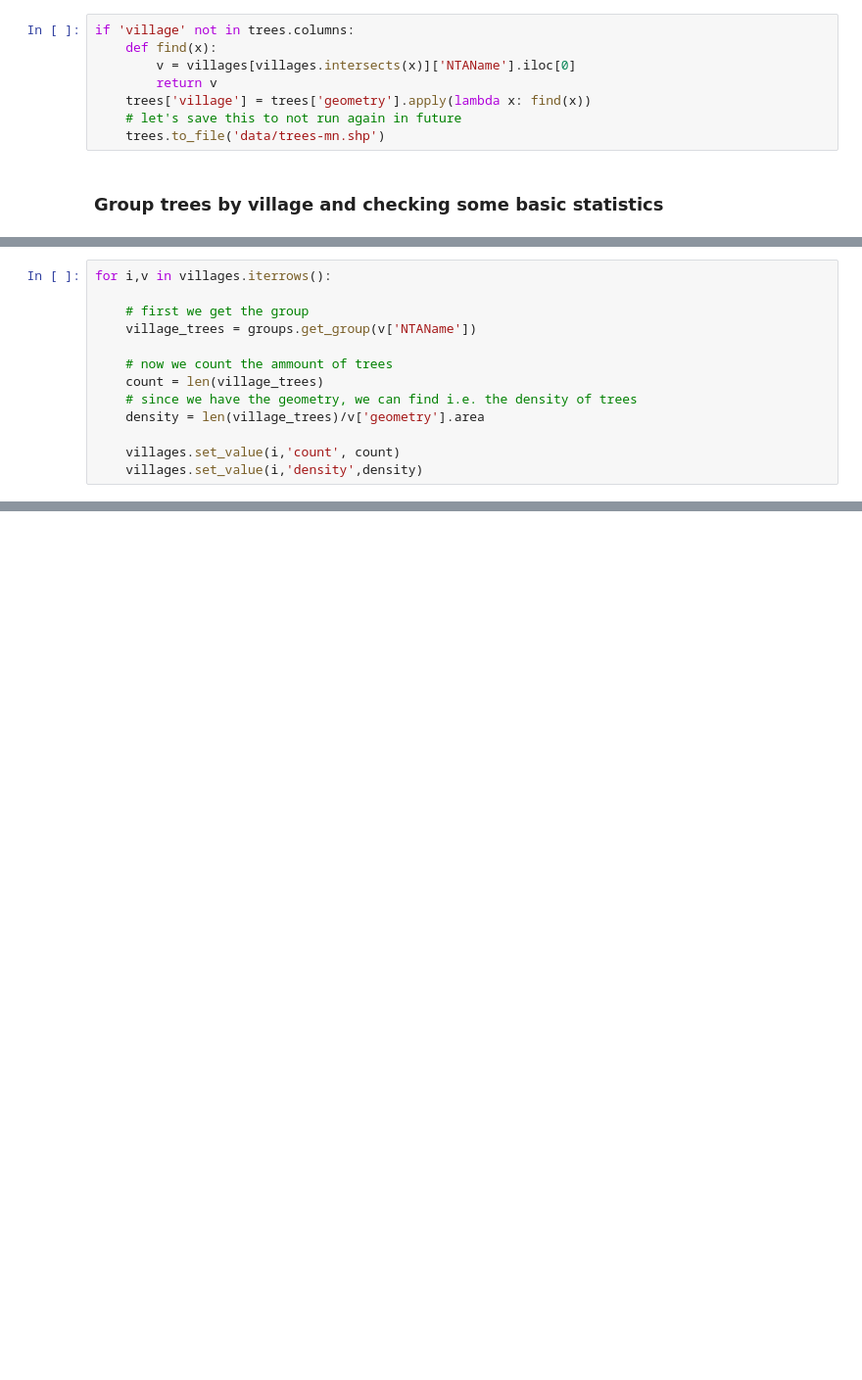
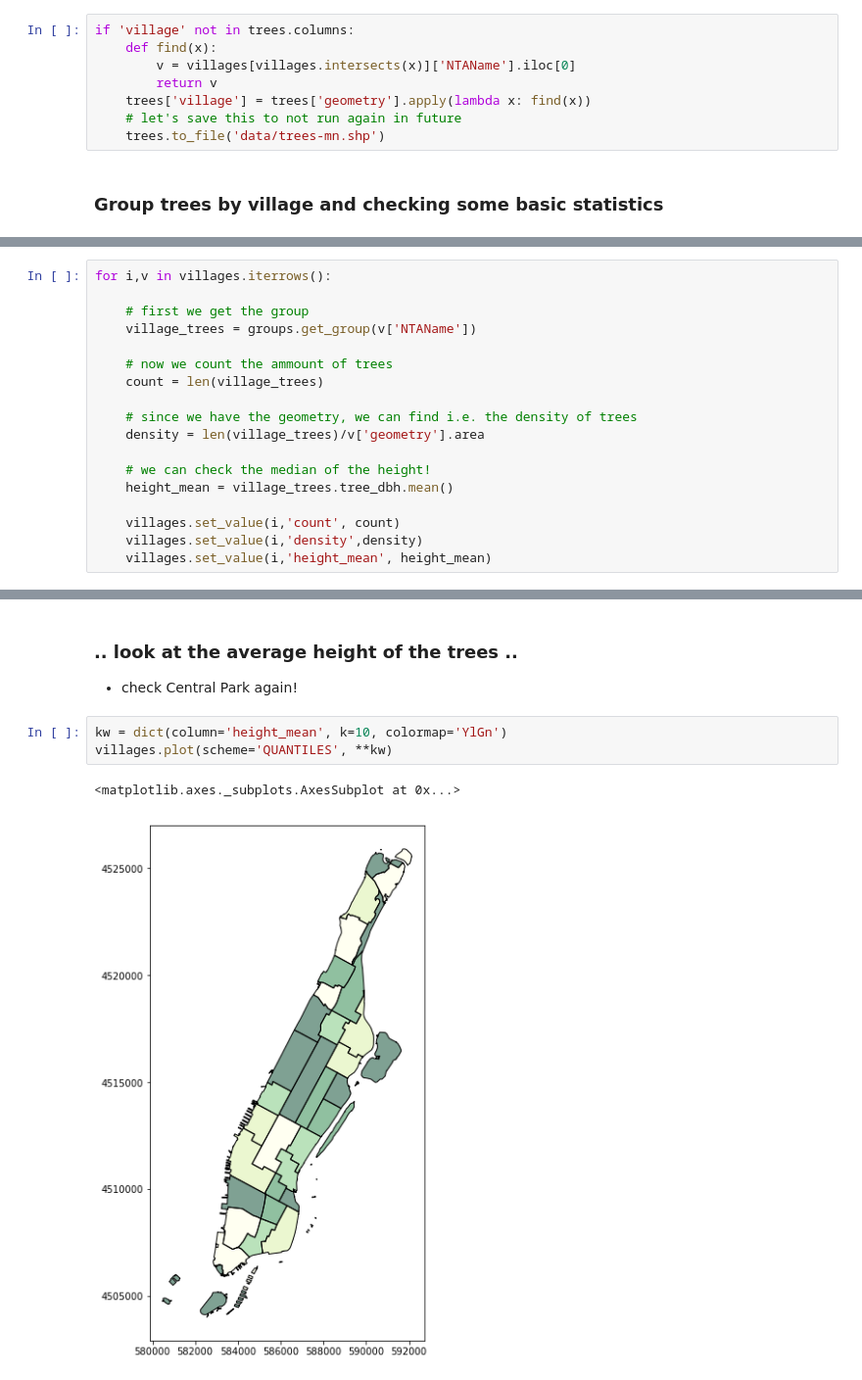
Before and after one commit to fhorta/nytrees, a Jupyter notebook: skeleton.ipynb, the cells around one changed output, grey strips where cells are left out. Shown: that part at 98% size. Drawn from its saved outputs; the diff is of its cells as text; blank space fills up the shorter version.

```diff
--- a/skeleton.ipynb
+++ b/skeleton.ipynb
@@ -109,8 +109,13 @@ for i,v in villages.iterrows():
 
     # now we count the ammount of trees
     count = len(village_trees)
+
     # since we have the geometry, we can find i.e. the density of trees
     density = len(village_trees)/v['geometry'].area
 
+    # we can check the median of the height!
+    height_mean = village_trees.tree_dbh.mean()
+
     villages.set_value(i,'count', count)
     villages.set_value(i,'density',density)
+    villages.set_value(i,'height_mean', height_mean)
@@ -124,3 +133,12 @@ villages.plot(ax=ax, scheme='QUANTILES', **kw)
 # %% [output]
 <matplotlib.axes._subplots.AxesSubplot at 0x...>
 [figure]
+# %% [markdown]
+### .. look at the average height of the trees ..
+* check Central Park again!
+# %%
+kw = dict(column='height_mean', k=10, colormap='YlGn')
+villages.plot(scheme='QUANTILES', **kw)
+# %% [output]
+<matplotlib.axes._subplots.AxesSubplot at 0x...>
+[figure, added]
```
Also changed, not shown: parts of 5 cells of this notebook.
